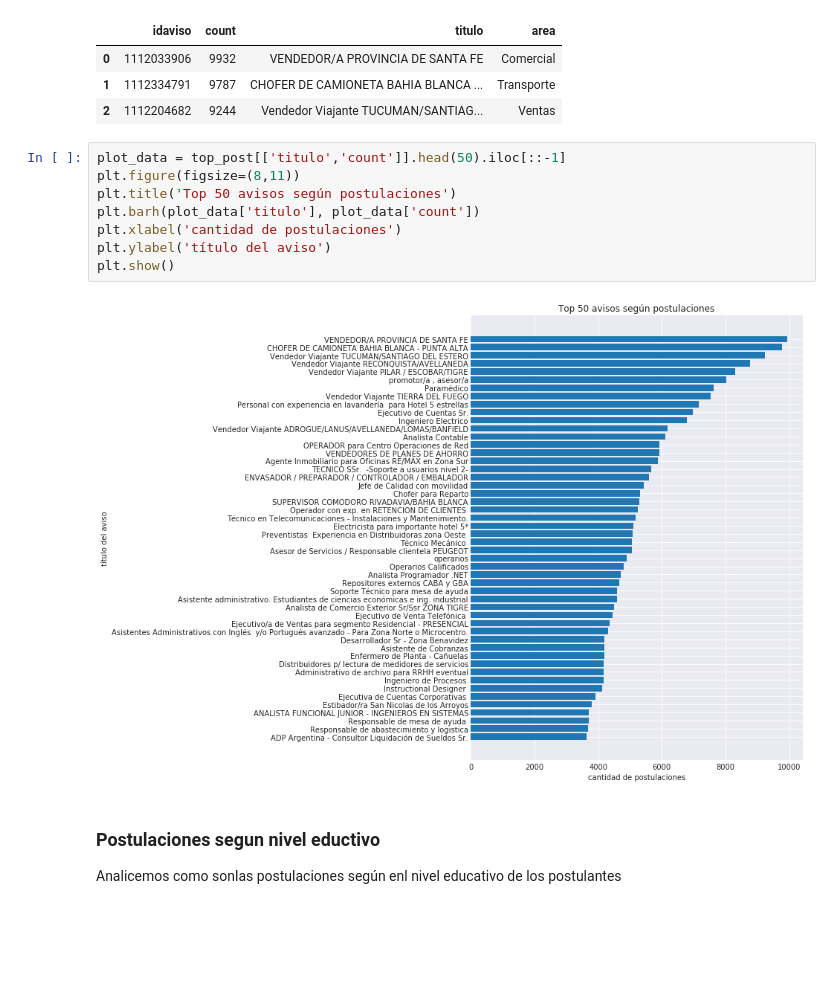
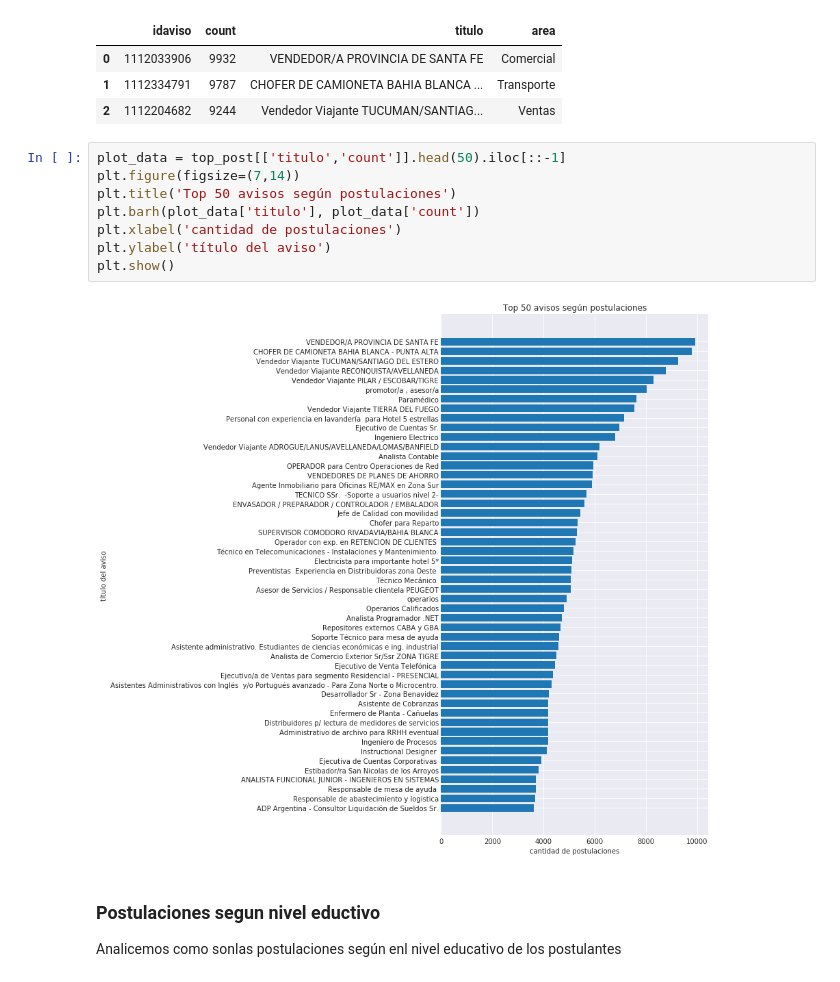
Before and after one commit to tbotalla/Datos1Q2018, a Jupyter notebook: parte1/Postulaciones.ipynb, the cells around one changed output. Cells and saved outputs as stored; diff of their text form; blank space fills up the shorter version.

```diff
--- a/parte1/Postulaciones.ipynb
+++ b/parte1/Postulaciones.ipynb
@@ -109,14 +109,14 @@ top_post.head(3)
 | 2 | 1112204682 | 9244 | Vendedor Viajante TUCUMAN/SANTIAG... | Ventas |
 # %%
 plot_data = top_post[['titulo','count']].head(50).iloc[::-1]
-plt.figure(figsize=(8,11))
+plt.figure(figsize=(7,14))
 plt.title('Top 50 avisos según postulaciones')
 plt.barh(plot_data['titulo'], plot_data['count'])
 plt.xlabel('cantidad de postulaciones')
 plt.ylabel('título del aviso')
 plt.show()
 # %% [output]
-[figure, old version]
+[figure, new version]
 # %% [markdown]
 ### **Postulaciones segun nivel eductivo**
 Analicemos como sonlas postulaciones según enl nivel educativo de los postulantes
```
Also changed, not shown: parts of 2 cells of this notebook, 2 other files.
